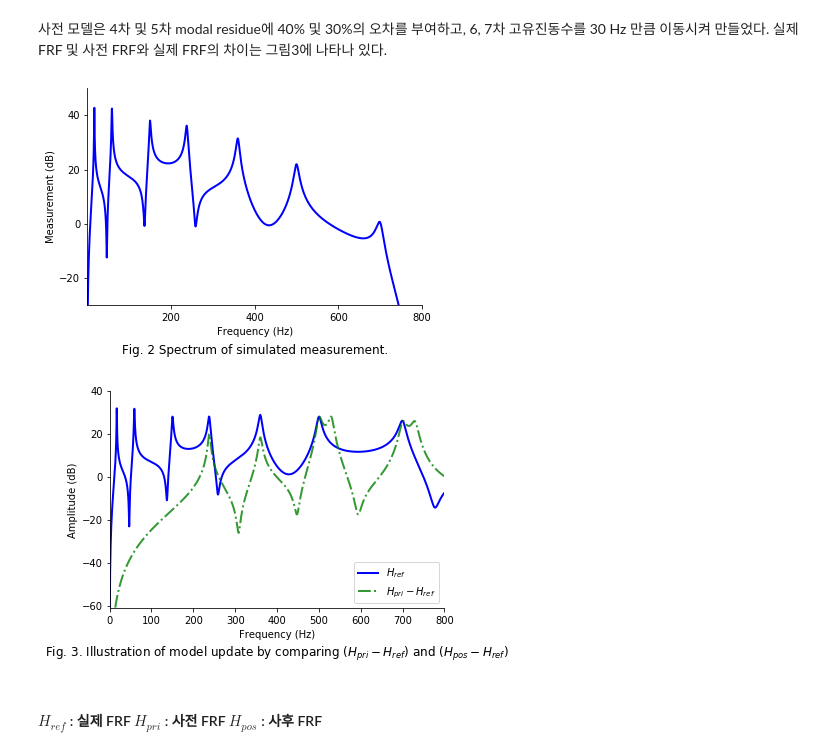
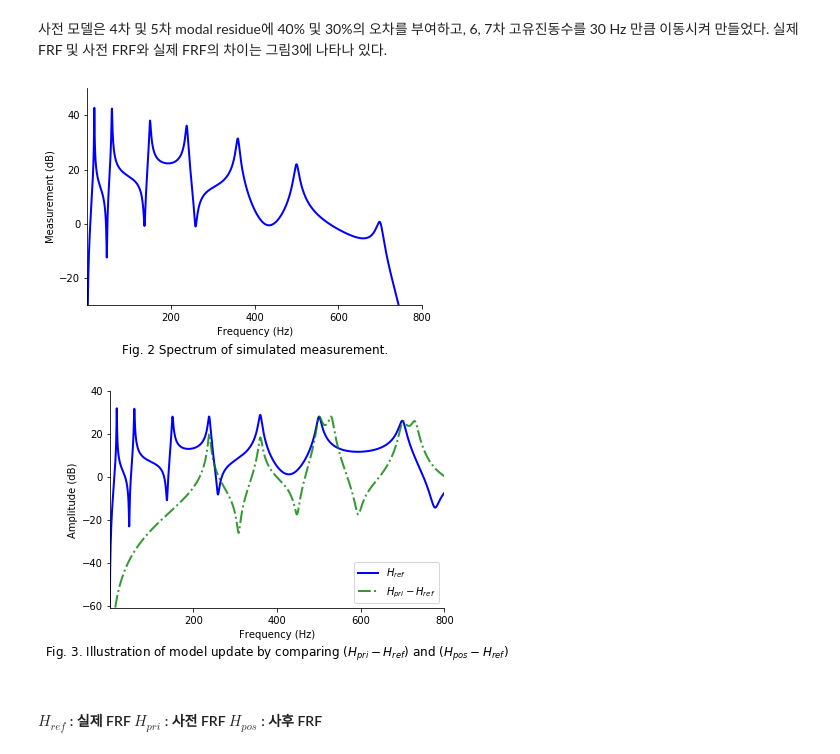
Before and after one commit to wonho13/work, a Jupyter notebook: 논문번역/zhang2012/zhang2012(번역).ipynb, the cells around one changed output. Drawn from its saved outputs; the diff is of its cells as text; code cells hidden in the pictures.

```diff
--- a/논문번역/zhang2012/zhang2012(번역).ipynb
+++ b/논문번역/zhang2012/zhang2012(번역).ipynb
@@ -111,34 +111,35 @@ H_ref = np.zeros(len(freq),dtype='complex');
 H_pri = np.zeros(len(freq),dtype='complex');
 for i in range(len(freq)):
     H_ref[i] = H(freq[i],fn_ref,ms_ref,zeta)
     H_pri[i] = H(freq[i],fn_pri,ms_pri,zeta)
 # H_pri - H_ref
 dH1 = H_pri - H_ref
 # dB 단위로 변환
 mag_H_ref = dB(np.abs(H_ref)); mag_H_pri = dB(np.abs(H_pri));
 mag_dH1 = dB(np.abs(dH1));
 resp_ref = H_ref*ft_force
 mag_resp_ref = dB(np.abs(resp_ref));
 fig, ax = plt.subplots();
 ax.spines['right'].set_visible(False);
 ax.spines['top'].set_visible(False);
 
 plt.plot(freq,mag_resp_ref,'b-',lw=2); plt.xlim(0,800); plt.ylim(-30,50); plt.xlabel('Frequency (Hz)'); plt.ylabel('Measurement (dB)');
 plt.xticks([200,400,600,800]); plt.yticks([-20,0,20,40]);
 plt.title('Fig. 2 Spectrum of simulated measurement.',y=-0.25);
 
 # Plotting
 fig, ax = plt.subplots();
 ax.spines['right'].set_visible(False);
 ax.spines['top'].set_visible(False);
 plt.plot(freq,mag_H_ref,'b-',lw=2,label=r'$H_{ref}$');
 plt.plot(freq,mag_dH1,'g-.',lw=2,label=r'$H_{pri}-H_{ref}$',alpha=0.8);
 plt.xlim(0,800); plt.ylim(-61.30,40); plt.legend(loc='lower right');
+plt.xticks([200,400,600,800]);
 plt.xlabel('Frequency (Hz)'); plt.ylabel('Amplitude (dB)');
 plt.title('Fig. 3. Illustration of model update by comparing $(H_{pri} - H_{ref})$ and $(H_{pos} - H_{ref})$',y=-0.25);
 # %% [output]
 [figure]
-[figure, old version]
+[figure, new version]
 # %% [markdown]
 <h4>$H_{ref}$ : 실제 FRF $H_{pri}$ : 사전 FRF $H_{pos}$ : 사후 FRF
 # %% [markdown]
```
